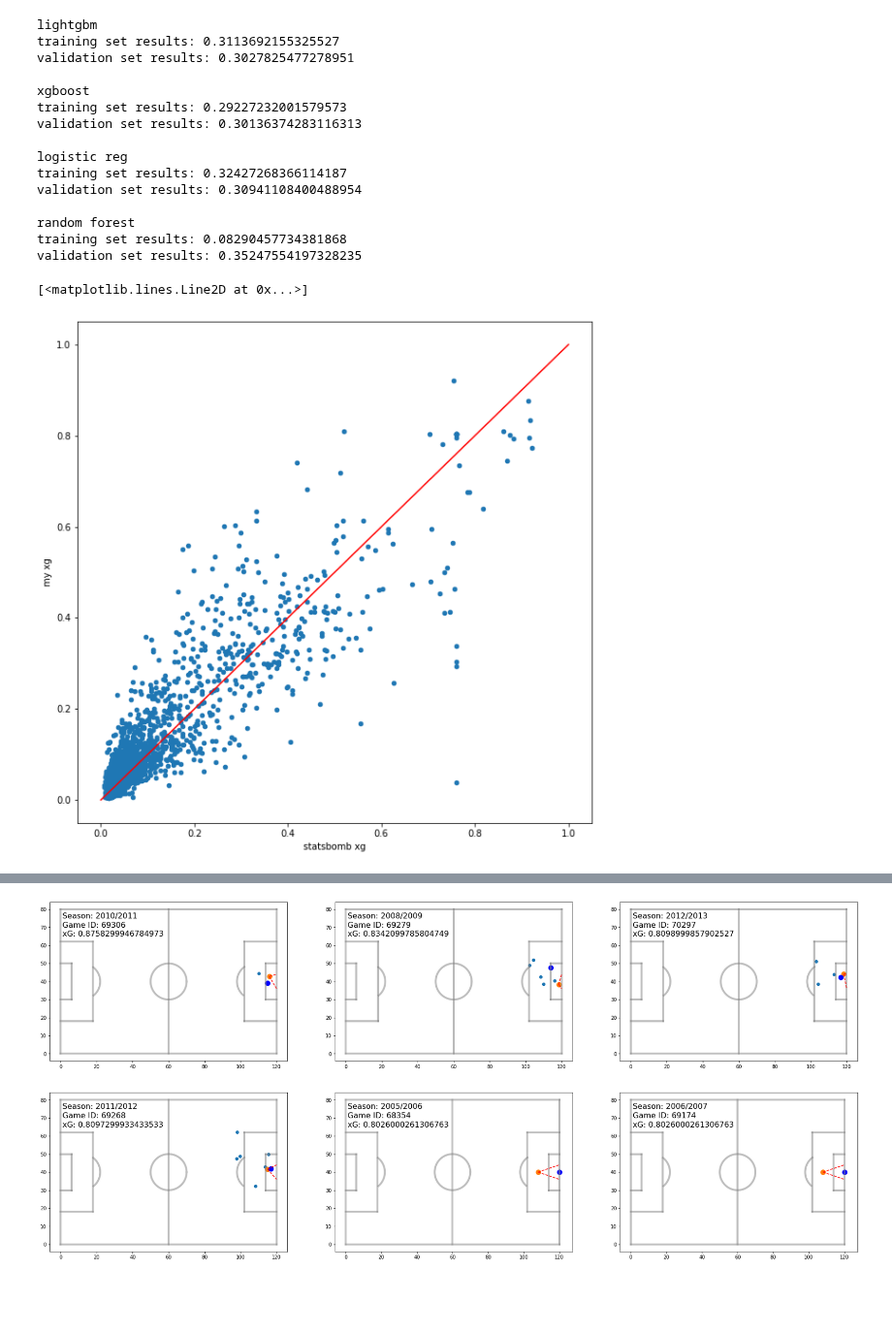
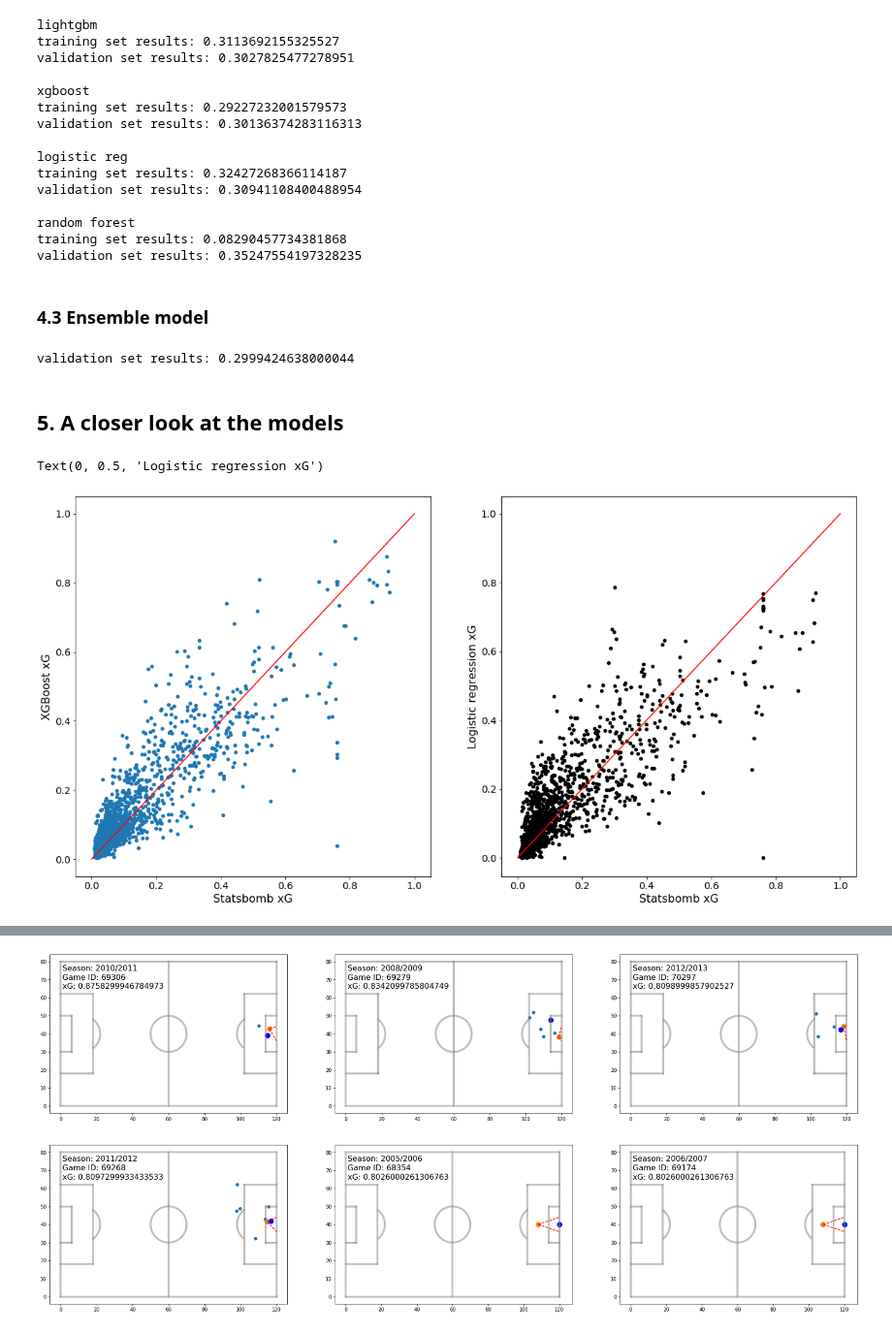
Before and after one commit to RobBlumberg/xg_model, a Jupyter notebook: src/xg_model.ipynb, the cells around one changed output, grey strips where cells are left out. Shown at 97% size. Cells and saved outputs as stored; diff of their text form; code cells hidden in the pictures; blank space fills up the shorter version.

Commit message:
Added ensemble model

```diff
--- a/src/xg_model.ipynb
+++ b/src/xg_model.ipynb
@@ -811,15 +811,40 @@ validation set results: 0.30941108400488954
 random forest
 training set results: 0.08290457734381868
 validation set results: 0.35247554197328235
-# %%
-y_valid_pred = validation_set_predictions["xgboost"]
-shot_valid_set_results = shot_valid_set.copy()
-shot_valid_set_results["my xg"] = y_valid_pred[:, 1]
-
-fig, ax = plt.subplots(1, 1, figsize=(10,10))
-shot_valid_set_results.plot("statsbomb xg", "my xg", kind="scatter", ax=ax)
-ax.plot([0, 1], [0, 1], color='red')
-# %% [output]
-[<matplotlib.lines.Line2D at 0x...>]
-[figure, removed]
+# %% [markdown]
+### 4.3 Ensemble model
+# %%
+ensemble_xg_model = VotingClassifier(estimators=[('lightgbm', cv_results["lightgbm"][1]),
+                                                 ('xgboost', cv_results["xgboost"][1]),
+                                                 ('lr', cv_results["logistic reg"][1])],
+                                     voting='soft')
+
+ensemble_xg_model.fit(X_train_preprocessed, y_train)
+y_valid_pred = ensemble_xg_model.predict_proba(X_valid_preprocessed)
+print("validation set results: {0}".format(log_loss(y_valid, y_valid_pred, normalize=True)))
+# %% [output]
+validation set results: 0.2999424638000044
+# %% [markdown]
+## 5. A closer look at the models
+# %%
+y_valid_pred_xgb = validation_set_predictions["xgboost"]
+y_valid_pred_lr = validation_set_predictions["logistic reg"]
+shot_valid_set_results = shot_valid_set.copy()
+shot_valid_set_results["xgboost xg"] = y_valid_pred_xgb[:, 1]
+shot_valid_set_results["lr xg"] = y_valid_pred_lr[:, 1]
+
+fig, ax = plt.subplots(1, 2, figsize=(20,10))
+shot_valid_set_results.plot("statsbomb xg", "xgboost xg", kind="scatter", ax=ax[0])
+ax[0].plot([0, 1], [0, 1], color='red')
+ax[0].tick_params(labelsize=14)
+ax[0].set_xlabel("Statsbomb xG", size=16)
+ax[0].set_ylabel("XGBoost xG", size=16)
+shot_valid_set_results.plot("statsbomb xg", "lr xg", color = "black",kind="scatter", ax=ax[1])
+ax[1].plot([0, 1], [0, 1], color='red')
+ax[1].tick_params(labelsize=14)
+ax[1].set_xlabel("Statsbomb xG", size=16)
+ax[1].set_ylabel("Logistic regression xG", size=16)
+# %% [output]
+Text(0, 0.5, 'Logistic regression xG')
+[figure, added]
 # %%
```
Also changed, not shown: parts of 2 cells of this notebook.
